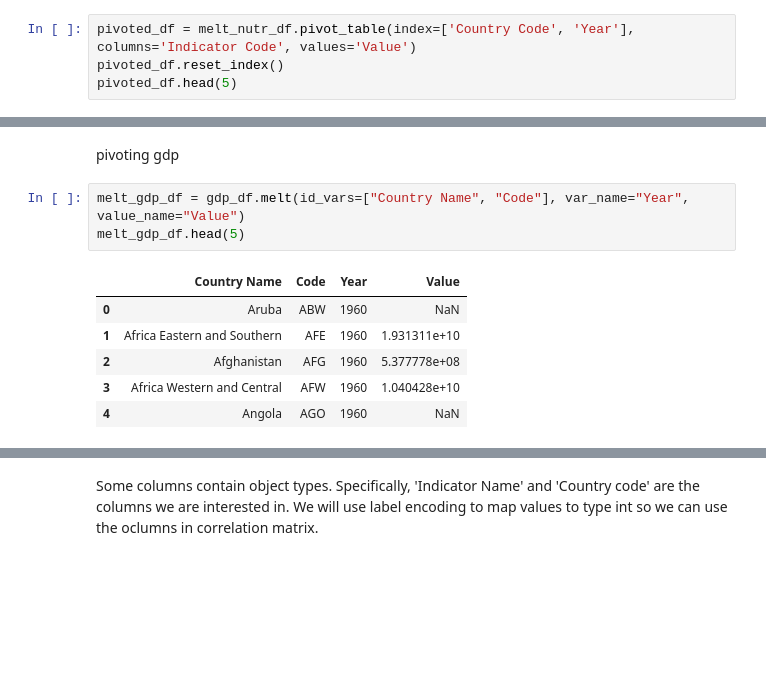
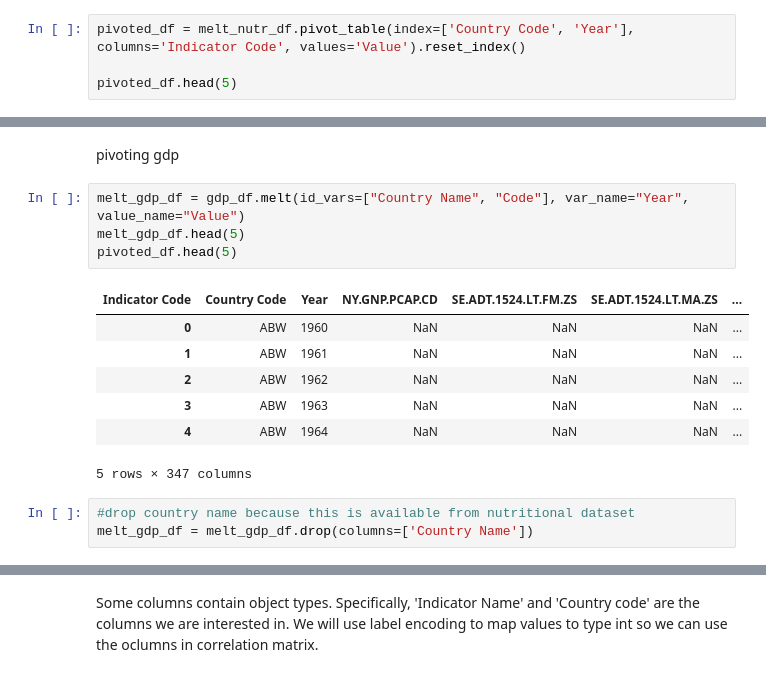
Before and after one commit to aishwaryabsk/GDP_Health_Analysis, a Jupyter notebook: GDP_Health_Analysis.ipynb, the cells around one changed output, grey strips where cells are left out. Saved outputs shown, nothing was run; the diff lists cells and outputs as text; blank space fills up the shorter version.

```diff
--- a/GDP_Health_Analysis.ipynb
+++ b/GDP_Health_Analysis.ipynb
@@ -168,7 +168,7 @@ melt_nutr_df.head(5)
 | 3 | Arab World | ARB | Adults (ages 15+) and children (0... | SH.HIV.TOTL | 1960 | NaN |
 | 4 | Arab World | ARB | Adults (ages 15+) and children (a... | SH.HIV.INCD.TL | 1960 | NaN |
 # %%
-pivoted_df = melt_nutr_df.pivot_table(index=['Country Code', 'Year'], columns='Indicator Code', values='Value')
-pivoted_df.reset_index()
+pivoted_df = melt_nutr_df.pivot_table(index=['Country Code', 'Year'], columns='Indicator Code', values='Value').reset_index()
+
 pivoted_df.head(5)
 # %% [output]
@@ -231,10 +225,15 @@ pivoting gdp
 # %%
 melt_gdp_df = gdp_df.melt(id_vars=["Country Name", "Code"], var_name="Year", value_name="Value")
 melt_gdp_df.head(5)
+pivoted_df.head(5)
 # %% [output]
-|  | Country Name | Code | Year | Value |
-| 0 | Aruba | ABW | 1960 | NaN |
-| 1 | Africa Eastern and Southern | AFE | 1960 | 1.931311e+10 |
-| 2 | Afghanistan | AFG | 1960 | 5.377778e+08 |
-| 3 | Africa Western and Central | AFW | 1960 | 1.040428e+10 |
-| 4 | Angola | AGO | 1960 | NaN |
+| Indicator Code | Country Code | Year | NY.GNP.PCAP.CD | SE.ADT.1524.LT.FM.ZS | SE.ADT.1524.LT.MA.ZS | ... |
+| 0 | ABW | 1960 | NaN | NaN | NaN | ... |
+| 1 | ABW | 1961 | NaN | NaN | NaN | ... |
+| 2 | ABW | 1962 | NaN | NaN | NaN | ... |
+| 3 | ABW | 1963 | NaN | NaN | NaN | ... |
+| 4 | ABW | 1964 | NaN | NaN | NaN | ... |
+5 rows × 347 columns
+# %%
+#drop country name because this is available from nutritional dataset
+melt_gdp_df = melt_gdp_df.drop(columns=['Country Name'])
```
Also changed, not shown: parts of 23 cells of this notebook.
